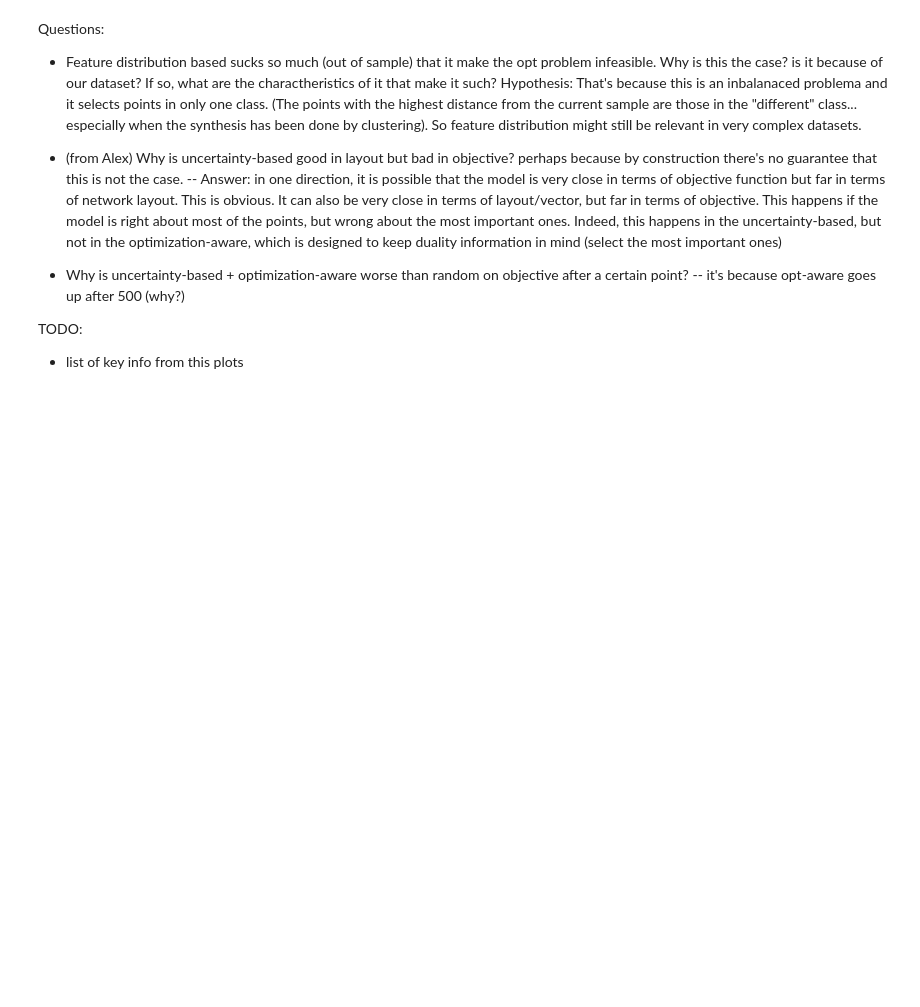
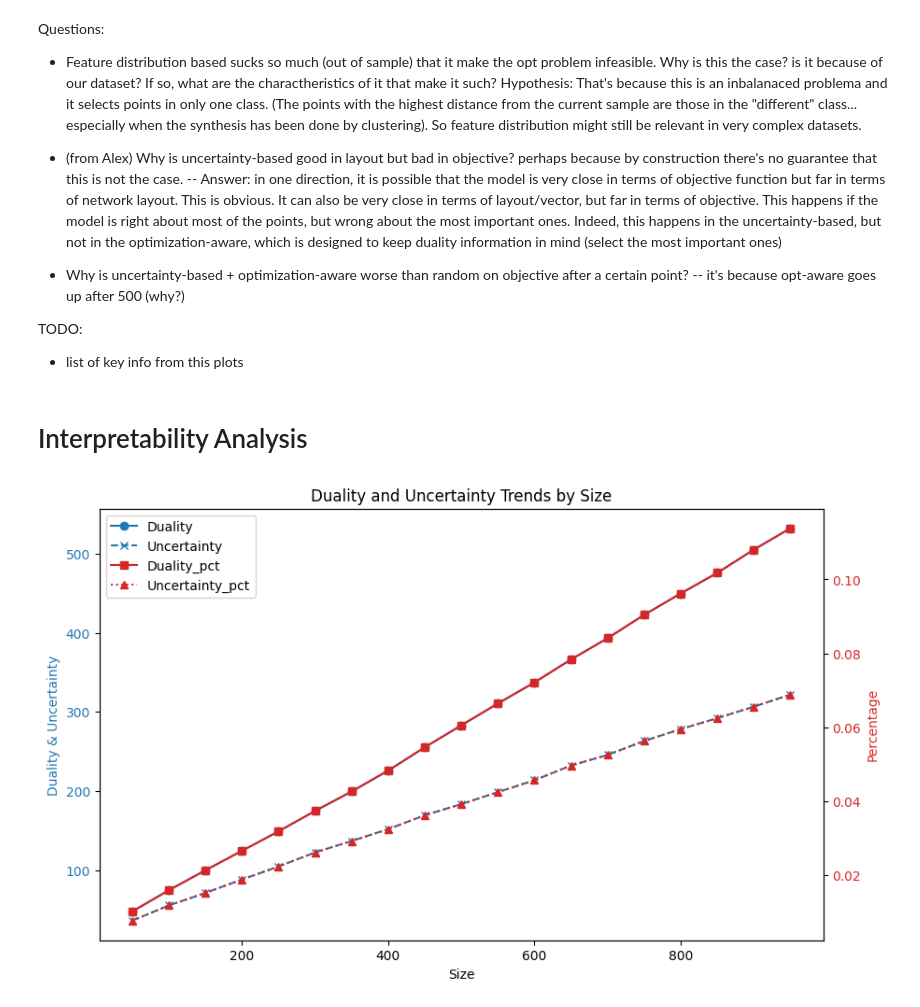
Before and after one commit to giorgiodemarchi/Duality-Based-Active-Learning, a Jupyter notebook: model_v2.ipynb, the cells around one changed output. Cells and saved outputs as stored; diff of their text form; code cells hidden in the pictures; blank space fills up the shorter version.

Commit message:
Interpretability Analysis

```diff
--- a/model_v2.ipynb
+++ b/model_v2.ipynb
@@ -274,6 +313,14 @@ for seed in range(1, 6):
 3
 4
 5
+# %%
+selected_duality = {}
+for seed in np.arange(50,1000,50):
+    average = []
+    for d in range(len(tot_correct_selected_duality)):
+        average.append(tot_correct_selected_duality[d][seed])
+
+    selected_duality[seed] = np.mean(average)
 # %% [markdown]
 Process and save results
 # %%
@@ -576,3 +626,5 @@ Questions:
 TODO:
 
 - list of key info from this plots
+# %% [markdown]
+# Interpretability Analysis
@@ -578,0 +635,42 @@ TODO:
+# %%
+selected_one_df = pd.DataFrame.from_dict(selected_df, orient='index', columns=['Selected'])
+# %%
+selected_duality_df = pd.DataFrame.from_dict(selected_duality, orient='index', columns=['Selected'])
+# %%
+merged = pd.merge(selected_duality_df, selected_one_df, left_index=True, right_index=True).reset_index()
+merged.columns = ['Size', 'Duality', 'Uncertainty']
+
+merged['Duality_pct'] = merged['Duality'] / 4674 #merged['Size']
+merged['Uncertainty_pct'] = merged['Uncertainty'] / 4674 #merged['Size']
+# %%
+# Plotting
+fig, ax1 = plt.subplots(figsize=(10, 6))
+
+# First axis for Duality and Uncertainty
+ax1.set_xlabel('Size')
+ax1.set_ylabel('Duality & Uncertainty', color='tab:blue')
+lns1 = ax1.plot(merged['Size'], merged['Duality'], label='Duality', color='tab:blue', marker='o')
+lns2 = ax1.plot(merged['Size'], merged['Uncertainty'], label='Uncertainty', color='tab:blue', marker='x', linestyle='--')
+ax1.tick_params(axis='y', labelcolor='tab:blue')
+
+# Instantiate a second axes that shares the same x-axis
+ax2 = ax1.twinx()
+
+# Second axis for Duality_pct and Uncertainty_pct
+ax2.set_ylabel('Percentage', color='tab:red')
+lns3 = ax2.plot(merged['Size'], merged['Duality_pct'], label='Duality_pct', color='tab:red', marker='s')
+lns4 = ax2.plot(merged['Size'], merged['Uncertainty_pct'], label='Uncertainty_pct', color='tab:red', marker='^', linestyle=':')
+ax2.tick_params(axis='y', labelcolor='tab:red')
+
+# Combine the legends for both axes
+lns = lns1+lns2+lns3+lns4
+labs = [l.get_label() for l in lns]
+ax1.legend(lns, labs, loc='upper left')
+
+# Title
+plt.title('Duality and Uncertainty Trends by Size')
+
+# Show the plot
+plt.show()
+# %% [output]
+[figure, added]
```
Also changed, not shown: parts of 12 cells of this notebook.
